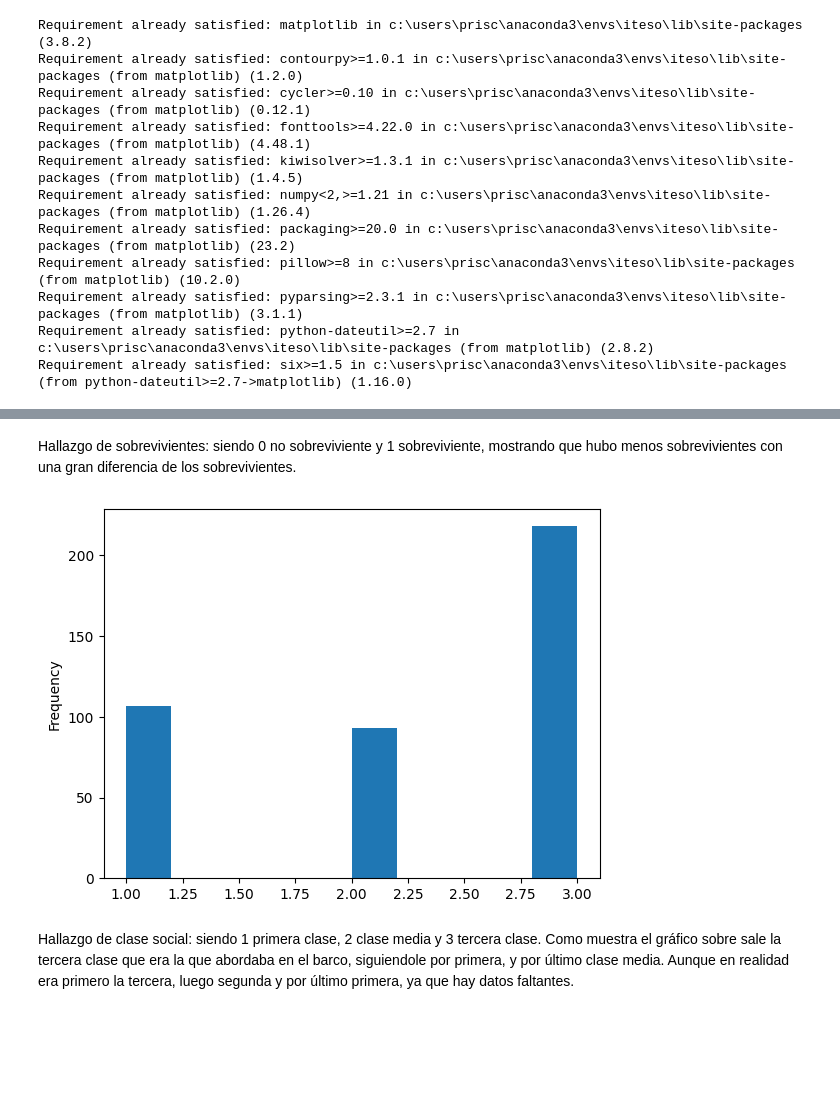
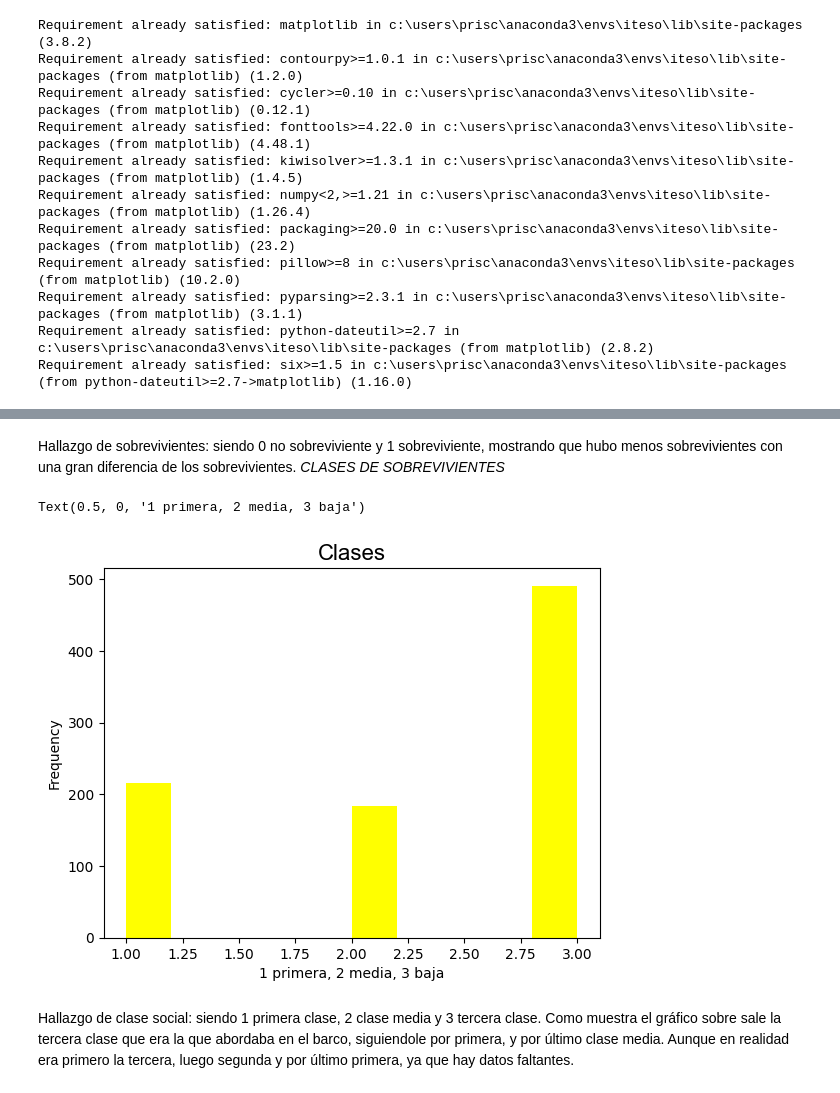
Before and after one commit to Priscr23/data-analytics-course, a Jupyter notebook: notebooks/Visualización_titanic.ipynb, the cells around one changed output, grey strips where cells are left out. Drawn from its saved outputs; the diff is of its cells as text; code cells hidden in the pictures; blank space fills up the shorter version.

```diff
--- a/notebooks/Visualización_titanic.ipynb
+++ b/notebooks/Visualización_titanic.ipynb
@@ -56,13 +49,12 @@ plt.show()
 # %% [markdown]
-Hallazgo de sobrevivientes: siendo 0 no sobreviviente y 1 sobreviviente, mostrando que hubo menos sobrevivientes con una gran diferencia de los sobrevivientes.
+Hallazgo de sobrevivientes: siendo 0 no sobreviviente y 1 sobreviviente, mostrando que hubo menos sobrevivientes con una gran diferencia de los sobrevivientes. *CLASES DE SOBREVIVIENTES*
-# %%
-df["P_class"] = df["P_class"].astype(str)# Convertir la columna "Passenger_#" a tipo string
-df = df[df["P_class"].str.isdigit()]# Eliminar filas donde el valor de "Passenger_#" no es un número
-df["P_class"] = df["P_class"].astype(int)# Convertir la columna "Passenger_#" a tipo entero
-df["P_class"].plot(kind="hist")
-plt.show()
-# %% [output]
-[figure, removed]
+# %%
+df['P_class'].plot(kind='hist', color='yellow')
+plt.title('Clases',fontname='Arial', fontsize=16)
+plt.xlabel('1 primera, 2 media, 3 baja')
+# %% [output]
+Text(0.5, 0, '1 primera, 2 media, 3 baja')
+[figure, added]
 # %% [markdown]
 Hallazgo de clase social: siendo 1 primera clase, 2 clase media y 3 tercera clase.
 Como muestra el gráfico sobre sale la tercera clase que era la que abordaba en el barco, siguiendole por primera, y por último clase media. Aunque en realidad era primero la tercera, luego segunda y por último primera, ya que hay datos faltantes.
```
Also changed, not shown: parts of 36 cells of this notebook, 1 other file.
